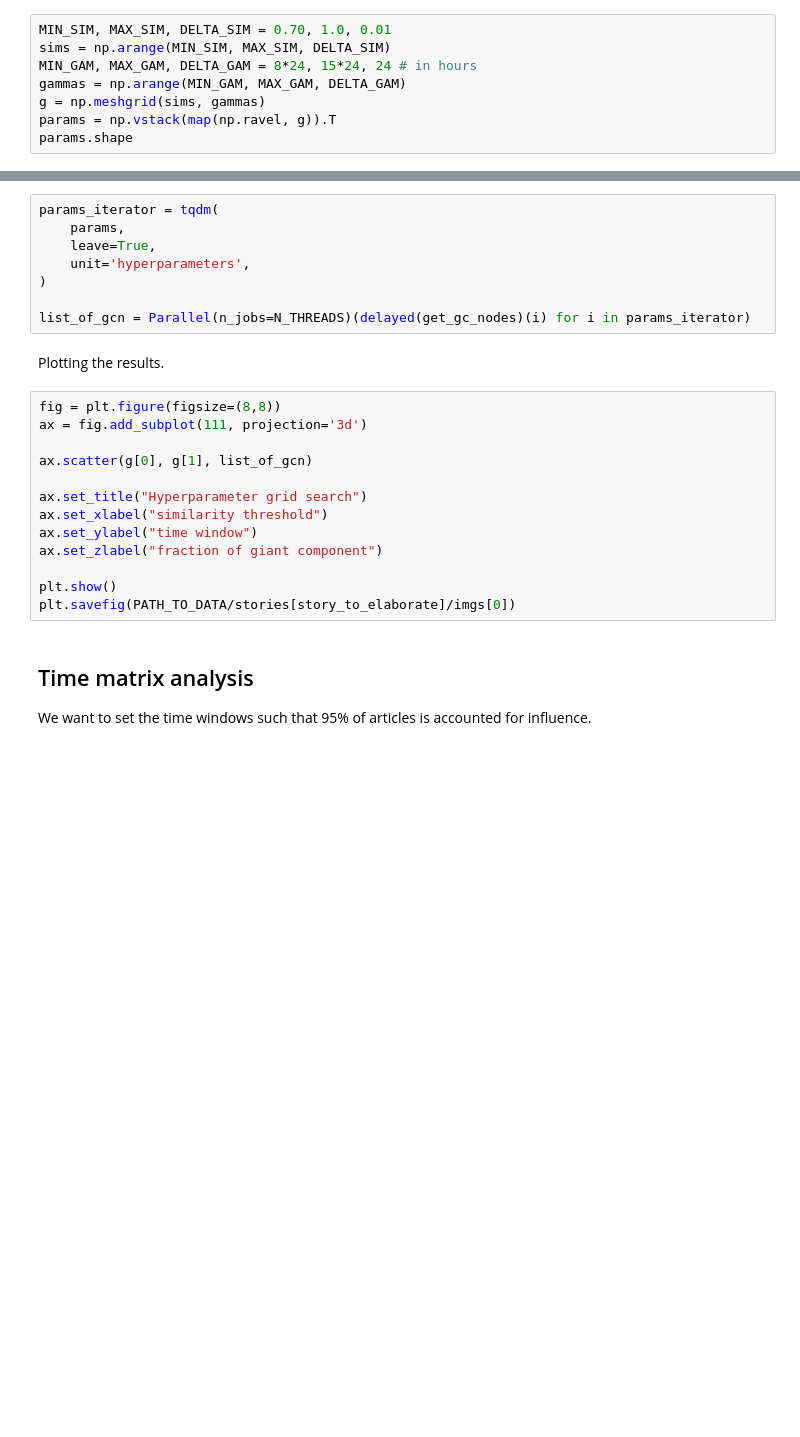
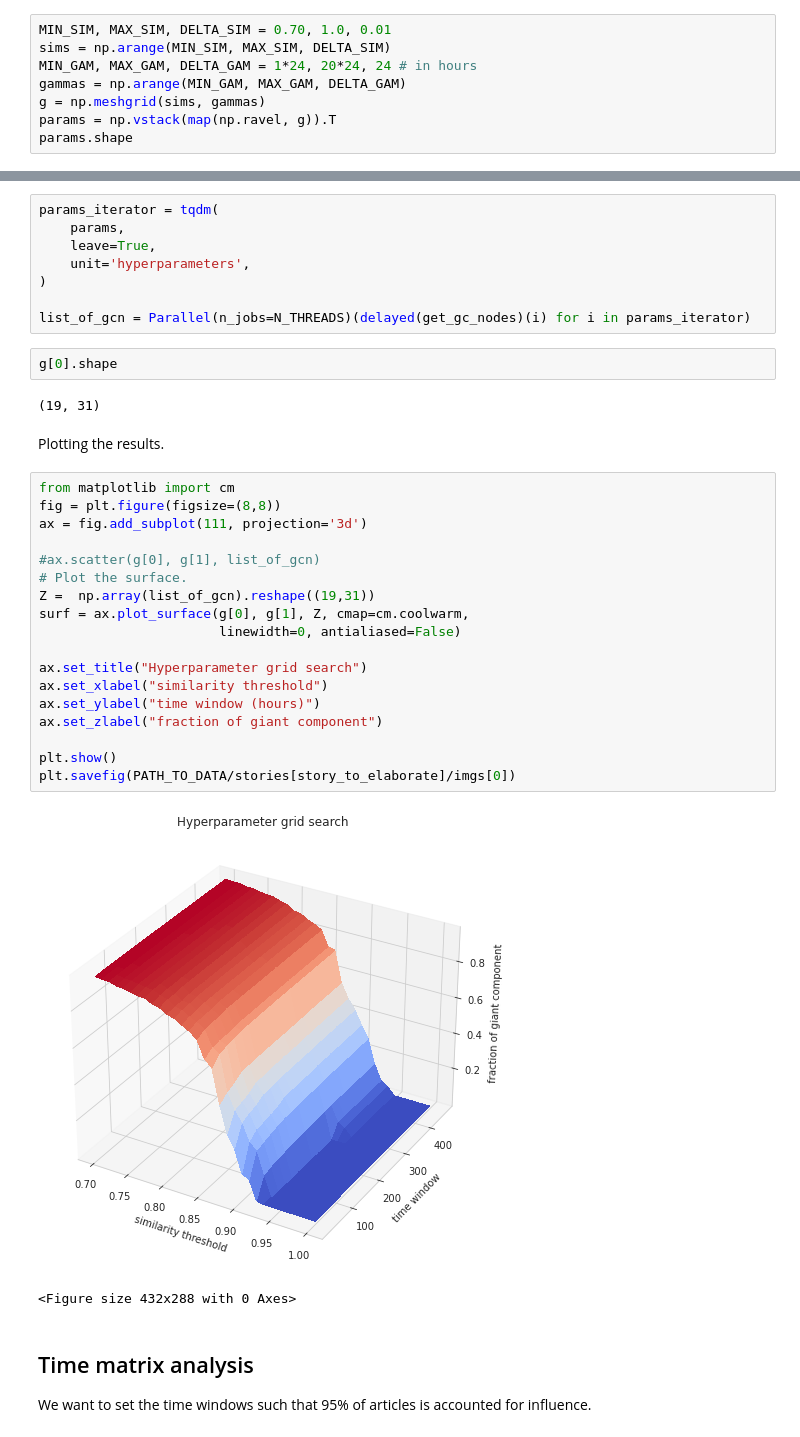
Before and after one commit to relogu/cn_project, a Jupyter notebook: notebooks/emp_data_analysis.ipynb, the cells around one changed output, grey strips where cells are left out. Drawn from its saved outputs; the diff is of its cells as text; blank space fills up the shorter version.

Commit message:
corrected graphs

```diff
--- a/notebooks/emp_data_analysis.ipynb
+++ b/notebooks/emp_data_analysis.ipynb
@@ -158,7 +158,7 @@ Setting the grid to search in.
 # %%
 MIN_SIM, MAX_SIM, DELTA_SIM = 0.70, 1.0, 0.01
 sims = np.arange(MIN_SIM, MAX_SIM, DELTA_SIM)
-MIN_GAM, MAX_GAM, DELTA_GAM = 8*24, 15*24, 24 # in hours
+MIN_GAM, MAX_GAM, DELTA_GAM = 1*24, 20*24, 24 # in hours
 gammas = np.arange(MIN_GAM, MAX_GAM, DELTA_GAM)
 g = np.meshgrid(sims, gammas)
 params = np.vstack(map(np.ravel, g)).T
@@ -175,21 +175,33 @@ params_iterator = tqdm(
 )
 
 list_of_gcn = Parallel(n_jobs=N_THREADS)(delayed(get_gc_nodes)(i) for i in params_iterator)
+# %%
+g[0].shape
+# %% [output]
+(19, 31)
 # %% [markdown]
 Plotting the results.
 # %%
+from matplotlib import cm
 fig = plt.figure(figsize=(8,8))
 ax = fig.add_subplot(111, projection='3d')
 
-ax.scatter(g[0], g[1], list_of_gcn)
+#ax.scatter(g[0], g[1], list_of_gcn)
+# Plot the surface.
+Z =  np.array(list_of_gcn).reshape((19,31))
+surf = ax.plot_surface(g[0], g[1], Z, cmap=cm.coolwarm,
+                       linewidth=0, antialiased=False)
 
 ax.set_title("Hyperparameter grid search")
 ax.set_xlabel("similarity threshold")
-ax.set_ylabel("time window")
+ax.set_ylabel("time window (hours)")
 ax.set_zlabel("fraction of giant component")
 
 plt.show()
 plt.savefig(PATH_TO_DATA/stories[story_to_elaborate]/imgs[0])
+# %% [output]
+[figure, added]
+<Figure size 432x288 with 0 Axes>
 # %% [markdown]
 ## Time matrix analysis
 
```
Also changed, not shown: parts of 10 cells of this notebook.
